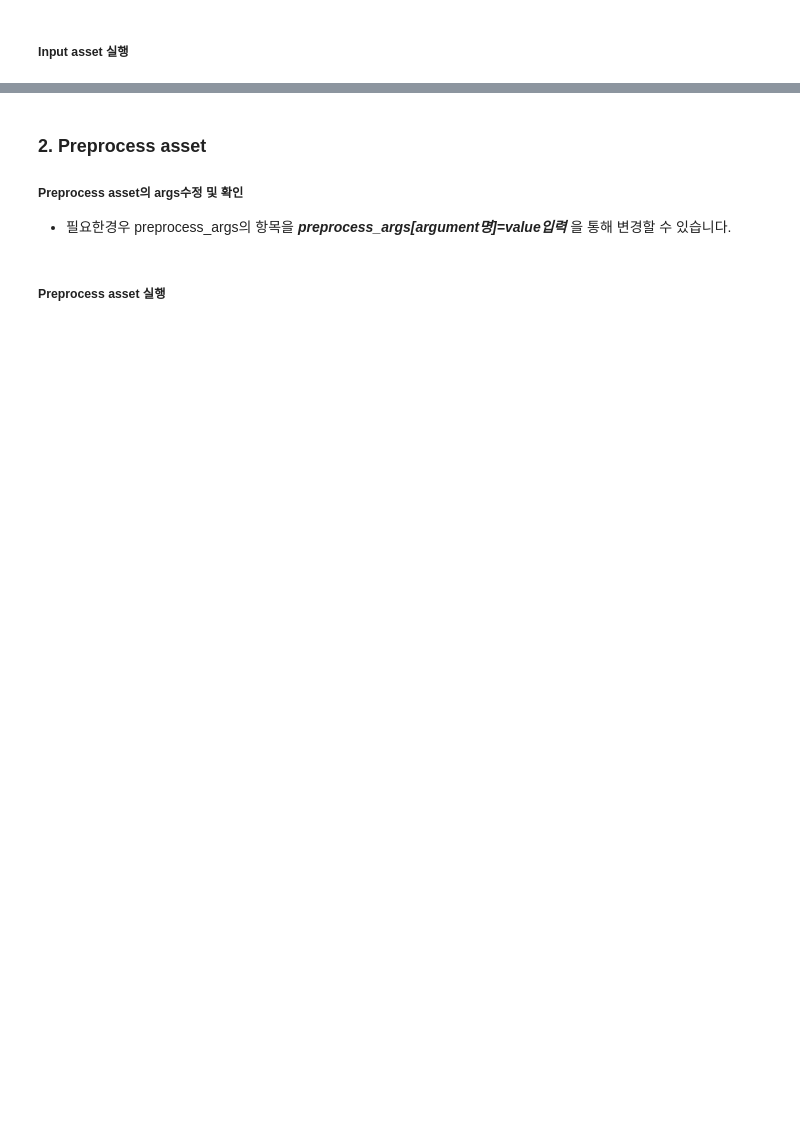
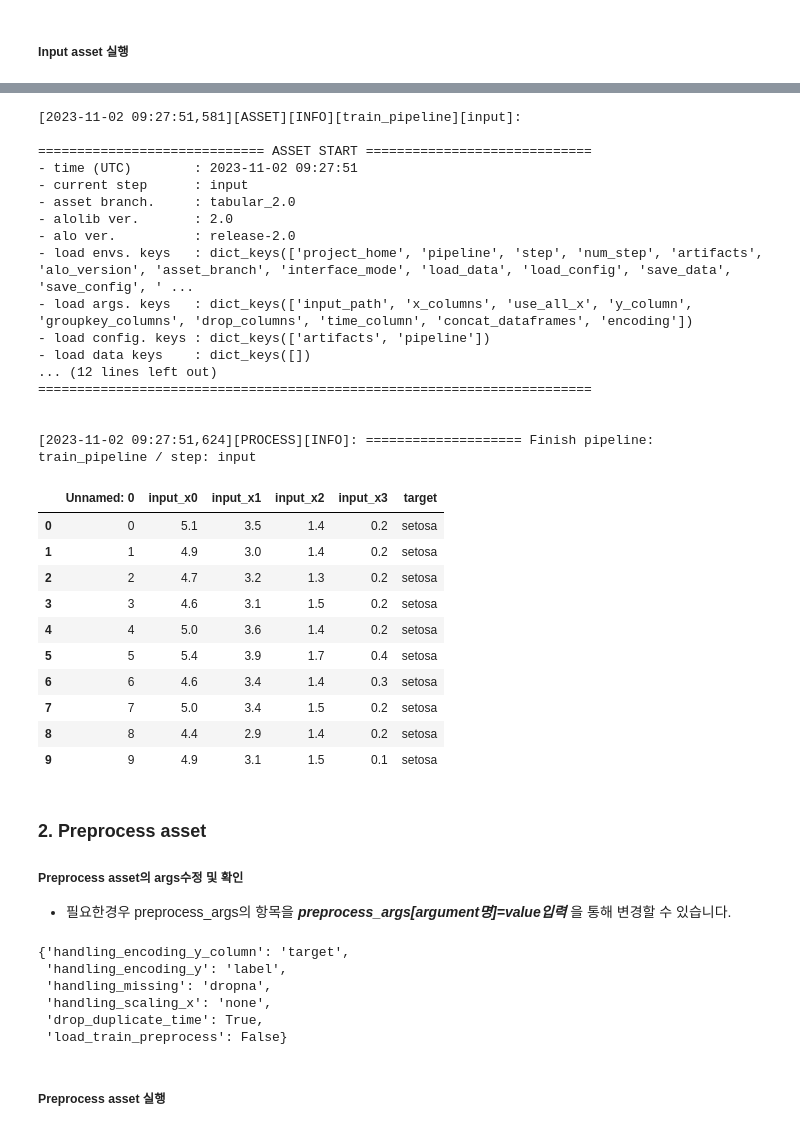
Before and after one commit to mellerikat-aicontents/Tabular-Classification-Regression, a Jupyter notebook: TCR_asset_run_template.ipynb, the cells around one changed output, grey strips where cells are left out. Saved outputs shown, nothing was run; the diff lists cells and outputs as text; code cells hidden in the pictures; blank space fills up the shorter version.

```diff
--- a/TCR_asset_run_template.ipynb
+++ b/TCR_asset_run_template.ipynb
@@ -30,11 +62,11 @@ input_args
 # %% [markdown]
 ##### Input asset 실행
 # %%
-data = pipe_val = {} # 초기 input asset process 세팅
-
-data_input, config_input = alo.process_asset_step(alo.asset_source[pipeline][step], step, pipeline, data, pipe_val, [input_args])
-# data_input: input asset의 결과물입니다. 다음 asset 실행 시 필요합니다.
-# config_input: input asset의 결과 config입니다. 다음 asset실행 시 필요합니다.
+asset_structure.args = input_args # 변경한 input_args 반영
+asset_structure = alo.process_asset_step(alo.asset_source[pipeline][step], step, pipeline, asset_structure)
+# asset_structure.data: input asset의 결과물입니다. 다음 asset 실행 시 필요합니다.
+# asset_structure.config: input asset의 결과 config입니다. 다음 asset실행 시 필요합니다.
 
 # input asset의 결과 dataframe은 data_input['dataframe']으로 확인할 수 있습니다.
-data_input['dataframe'].head(10)
+asset_structure.data['dataframe'].head(10)
+# %% [output]
@@ -41,3 +78,31 @@ data_input['dataframe'].head(10)
+[2023-11-02 09:27:51,581][ASSET][INFO][train_pipeline][input]:
+
+============================= ASSET START =============================
+- time (UTC)        : 2023-11-02 09:27:51
+- current step      : input
+- asset branch.     : tabular_2.0
+- alolib ver.       : 2.0
+- alo ver.          : release-2.0
+- load envs. keys   : dict_keys(['project_home', 'pipeline', 'step', 'num_step', 'artifacts', 'alo_version', 'asset_branch', 'interface_mode', 'load_data', 'load_config', 'save_data', 'save_config', ' ...
+- load args. keys   : dict_keys(['input_path', 'x_columns', 'use_all_x', 'y_column', 'groupkey_columns', 'drop_columns', 'time_column', 'concat_dataframes', 'encoding'])
+- load config. keys : dict_keys(['artifacts', 'pipeline'])
+- load data keys    : dict_keys([])
+... (12 lines left out)
+=======================================================================
+
+
+[2023-11-02 09:27:51,624][PROCESS][INFO]: ==================== Finish pipeline: train_pipeline / step: input
+|  | Unnamed: 0 | input_x0 | input_x1 | input_x2 | input_x3 | target |
+| 0 | 0 | 5.1 | 3.5 | 1.4 | 0.2 | setosa |
+| 1 | 1 | 4.9 | 3.0 | 1.4 | 0.2 | setosa |
+| 2 | 2 | 4.7 | 3.2 | 1.3 | 0.2 | setosa |
+| 3 | 3 | 4.6 | 3.1 | 1.5 | 0.2 | setosa |
+| 4 | 4 | 5.0 | 3.6 | 1.4 | 0.2 | setosa |
+| 5 | 5 | 5.4 | 3.9 | 1.7 | 0.4 | setosa |
+| 6 | 6 | 4.6 | 3.4 | 1.4 | 0.3 | setosa |
+| 7 | 7 | 5.0 | 3.4 | 1.5 | 0.2 | setosa |
+| 8 | 8 | 4.4 | 2.9 | 1.4 | 0.2 | setosa |
+| 9 | 9 | 4.9 | 3.1 | 1.5 | 0.1 | setosa |
 # %% [markdown]
 </br>
 
@@ -47,11 +112,18 @@ data_input['dataframe'].head(10)
 # %%
 # TCR train asset 순서에 따라 step 순서를 입력합니다. (input(0) - preprocess(1) - sampling(2) - train(3))
 step = 1
-preprocess_args = alo.user_parameters[pipeline][step]['args'][0].copy()
+preprocess_args = alo.get_args(pipeline, step)
 
 # 아래 주석을 풀어 preprocess_args 수정합니다.
 # preprocess_args['handling_missing'] = 'interpolation'
 preprocess_args
+# %% [output]
+{'handling_encoding_y_column': 'target',
+ 'handling_encoding_y': 'label',
+ 'handling_missing': 'dropna',
+ 'handling_scaling_x': 'none',
+ 'drop_duplicate_time': True,
+ 'load_train_preprocess': False}
 # %% [markdown]
 ##### Preprocess asset 실행
 # %%
```
Also changed, not shown: parts of 18 cells of this notebook.
